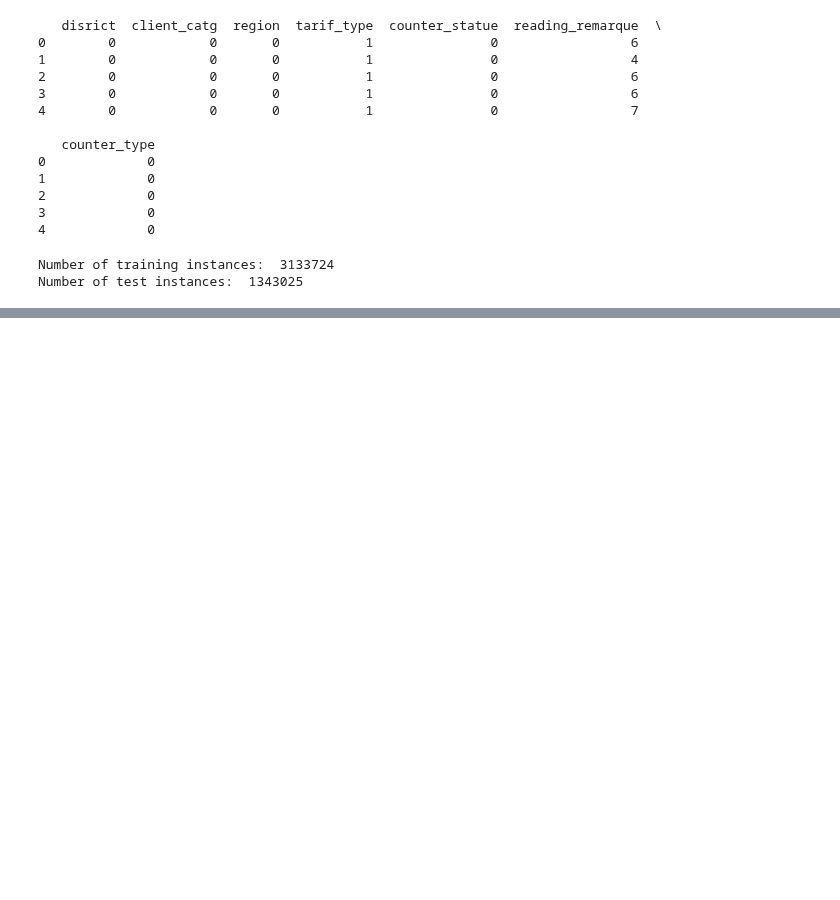
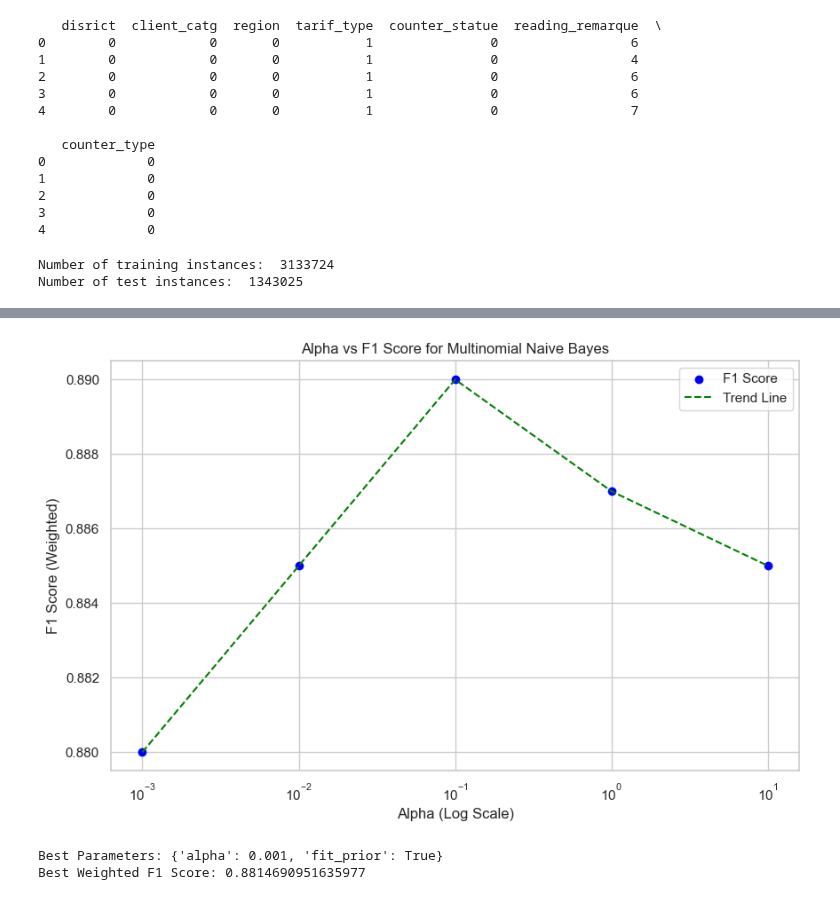
Before and after one commit to bernisschow/CS3244-Fraud-Detection-in-Electricity-and-Gas-Consumption, a Jupyter notebook: naivebayes model.ipynb, the cells around one changed output, grey strips where cells are left out. Cells and saved outputs as stored; diff of their text form; code cells hidden in the pictures; blank space fills up the shorter version.

Commit message:
added hyperparameter tuning

```diff
--- a/naivebayes model.ipynb
+++ b/naivebayes model.ipynb
@@ -89,3 +204,68 @@ y_sample = y_train.loc[sample_indices]
+# %%
+import matplotlib.pyplot as plt
+import numpy as np
+import seaborn as sns
+
+# Assuming you have the 'alpha_values' and 'f1_scores' lists
+# These should come from your hyperparameter tuning (e.g., GridSearchCV or Optuna trials)
+
+alpha_values = [0.001, 0.01, 0.1, 1, 10]
+f1_scores = [0.88, 0.885, 0.89, 0.887, 0.885]  # Corresponding F1 scores
+
+# Set up the plot style
+sns.set(style="whitegrid")
+
+# Create the figure and axis
+plt.figure(figsize=(10, 6))
+
+# Scatter plot for Alpha vs F1 Score
+plt.scatter(alpha_values, f1_scores, color='blue', label='F1 Score')
+
+# Fit a smooth curve using a lineplot (for trend visualization)
+plt.plot(alpha_values, f1_scores, color='green', linestyle='--', label='Trend Line')
+
+# Set the axis labels and title
+plt.xlabel('Alpha (Log Scale)')
+plt.ylabel('F1 Score (Weighted)')
+plt.title('Alpha vs F1 Score for Multinomial Naive Bayes')
+
+# Set the x-axis to logarithmic scale for better visualization
+plt.xscale('log')
+
+# Display a legend
+plt.legend()
+
+# Show the plot
+plt.grid(True)
+plt.show()
+# %% [output]
+[figure, added]
+# %%
+# Using GridSearchCV for Hyperparameter Tuning
+from sklearn.model_selection import GridSearchCV
+from sklearn.naive_bayes import MultinomialNB
+
+# Define the parameter grid for both alpha and fit_prior
+param_grid = {
+    'alpha': [0.001, 0.01, 0.1, 1, 10, 100],
+    'fit_prior': [True, False]  # Testing both possibilities
+}
+
+# Initialize the MultinomialNB model
+nb_model = MultinomialNB()
+
+# Set up GridSearchCV with the model and parameter grid
+grid_search = GridSearchCV(estimator=nb_model, param_grid=param_grid, cv=5, scoring='f1_weighted', n_jobs=-1)
+
+# Fit the GridSearchCV with the training data (X_train, y_train)
+grid_search.fit(X_train, y_train)
+
+# Get the best parameters and the best score
+print("Best Parameters:", grid_search.best_params_)
+print("Best Weighted F1 Score:", grid_search.best_score_)
+# %% [output]
+Best Parameters: {'alpha': 0.001, 'fit_prior': True}
+Best Weighted F1 Score: 0.8814690951635977
 # %%
 # Initialize the MultinomialNB model
 model = MultinomialNB()
```
Also changed, not shown: parts of 8 cells of this notebook.
